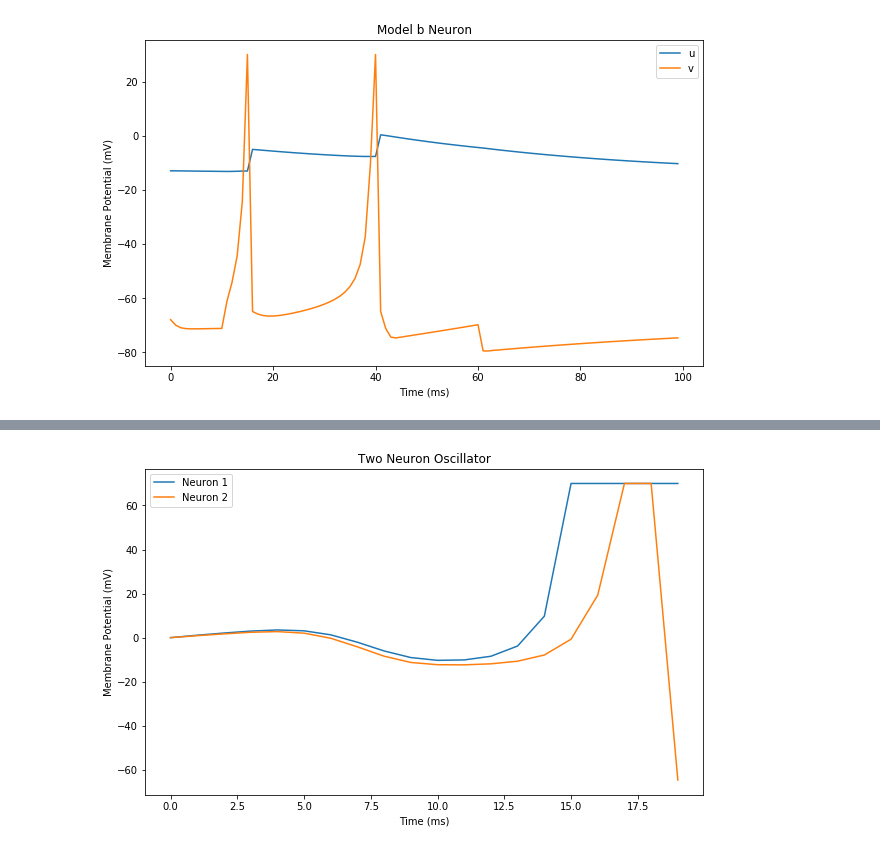
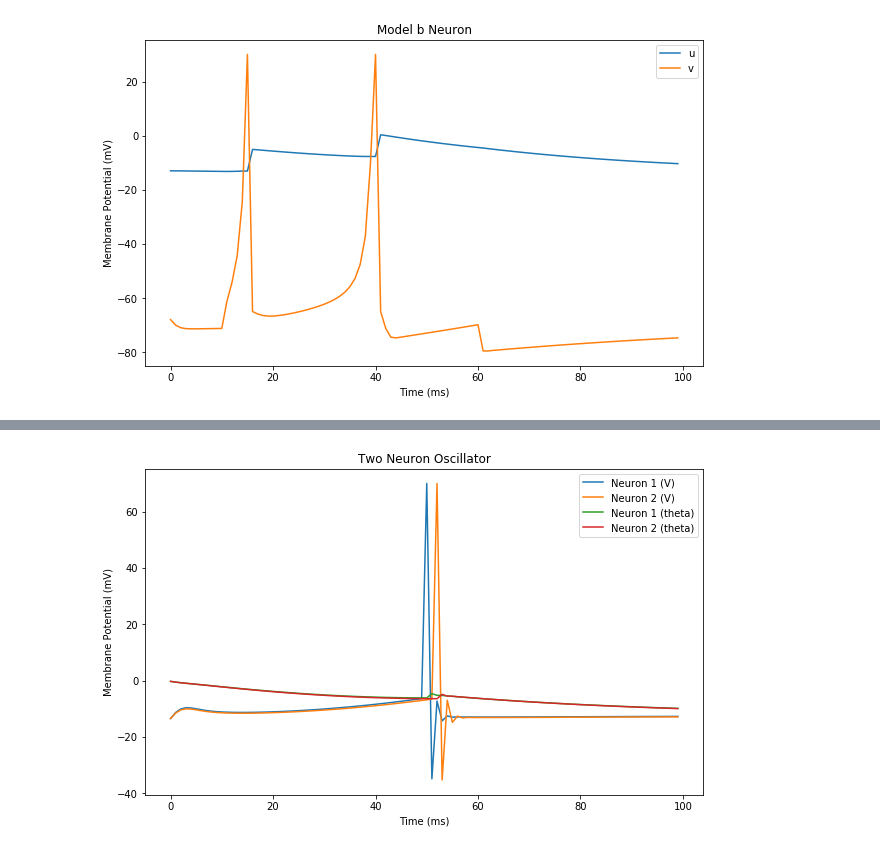
Before and after one commit to vanandrew/BME572, a Jupyter notebook: HW1/Problem2.ipynb, the cells around one changed output, grey strips where cells are left out. Saved outputs shown, nothing was run; the diff lists cells and outputs as text; code cells hidden in the pictures.

```diff
--- a/HW1/Problem2.ipynb
+++ b/HW1/Problem2.ipynb
@@ -160,7 +160,7 @@ def run_model(model, title, iterations=100, show_input=False, create_legend=Fals
             ax1.plot(time, model.plot_store[key], label=key)
 
         # Plot current
-        ax2.plot(time, model.cg.I_vals, 'm--', label='Input')
+        ax2.plot(time, model.cg.I_vals, 'm:', label='Input')
 
         # create legend if set
         if create_legend:
@@ -369,16 +369,17 @@ class TwoNeuronOscillator:
         self.neuron = []
         for n in range(2):
             self.neuron.append({})
-            self.neuron[n]['v'] = Vrest
-            self.neuron[n]['theta'] = 30
-            self.neuron[n]['z'] = 0
-            self.neuron[n]['g'] = 0
-            self.neuron[n]['u'] = 0
+            self.neuron[n]['v'] = Einh
+            self.neuron[n]['theta'] = Vrest
+            self.neuron[n]['z'] = 0.1
+            self.neuron[n]['g'] = 0.1
 
         # Create dict to store plot data
         self.plot_store = {}
-        self.plot_store['Neuron 1'] = []
-        self.plot_store['Neuron 2'] = []
+        self.plot_store['Neuron 1 (V)'] = []
+        self.plot_store['Neuron 2 (V)'] = []
+        self.plot_store['Neuron 1 (theta)'] = []
+        self.plot_store['Neuron 2 (theta)'] = []
 
         # set reset flags so we can reset voltage
         self.reset1 = False
@@ -395,7 +396,8 @@ class TwoNeuronOscillator:
         # Calculate derivatives
         dvdt = (1/self.C)*((-self.neuron[n]['v']/self.R) - self.neuron[n]['g']*(self.neuron[n]['v'] - self.Einh) + I)
         dthetadt = (-self.neuron[n]['theta'] + self.neuron[n]['v'])/self.tauthresh
-        dzdt = (-self.neuron[n]['z']/self.tausyn) + (self.gpeak/(self.tausyn/np.exp(1)))*self.neuron[on]['v']
+#         print(self.neuron[on]['v'] == self.Vspk)
+        dzdt = (-self.neuron[n]['z']/self.tausyn) + (self.gpeak/(self.tausyn/np.exp(1)))*(self.neuron[on]['v'] == self.Vspk)
         dgdt = (-self.neuron[n]['g']/self.tausyn) + self.neuron[n]['z']
 
         # return derivatives
@@ -425,45 +427,49 @@ class TwoNeuronOscillator:
 
     def step(self):
         """
             Runs one step of the model
         """
         # get the current from the generator
         I1 = self.cg1()
         I2 = self.cg2()
 
+        # Calculate derivatives
+        derivatives1 = self.new_params(0, I1)
+        derivatives2 = self.new_params(1, I2)
+
         # set params to reset values if flag set
         # For Neuron 1
         if self.reset1:
-            self.v1 = self.Einh
-            derivatives1 = self.new_params(0, I1) # Calculate derivatives
-
+            # set to baseline voltage
+            self.neuron[0]['v'] = self.Einh
             # "reset" reset flag
             self.reset = False
-        else:
-            derivatives1 = self.new_params(0, I1)
+            # Set derivatives to 0
+            #derivatives1 = self.new_params(0, I1)
 
         # For Neuron 2
         if self.reset2:
-            self.v2 = self.Einh
-            derivatives2 = self.new_params(1, I2) # Calculate derivatives
-
+            # set to baseline voltage
+            self.neuron[1]['v'] = self.Einh
             # "reset" reset flag
             self.reset = False
-        else:
-            derivatives2 = self.new_params(1, I2)
+            # Recalc derivative
+            #derivatives2 = self.new_params(1, I2)
 
         # Update values
         self.apply_params(0, *derivatives1)
         self.apply_params(1, *derivatives2)
 
         # Check against thresholds
         self.set_params()
 
         # append voltage to list
-        self.plot_store['Neuron 1'].append(self.neuron[0]['v'])
-        self.plot_store['Neuron 2'].append(self.neuron[1]['v'])
+#         print(self.neuron)
+        self.plot_store['Neuron 1 (V)'].append(self.neuron[0]['v'])
+        self.plot_store['Neuron 2 (V)'].append(self.neuron[1]['v'])
+        self.plot_store['Neuron 1 (theta)'].append(self.neuron[0]['theta'])
+        self.plot_store['Neuron 2 (theta)'].append(self.neuron[1]['theta'])
 
-run_model(TwoNeuronOscillator(),
-    'Two Neuron Oscillator', iterations=20, create_legend=True)
+run_model(TwoNeuronOscillator(), 'Two Neuron Oscillator', iterations=100, create_legend=True)
 # %% [output]
-[figure, old version]
+[figure, new version]
```
Also changed, not shown: parts of 2 cells of this notebook, 1 other file.
